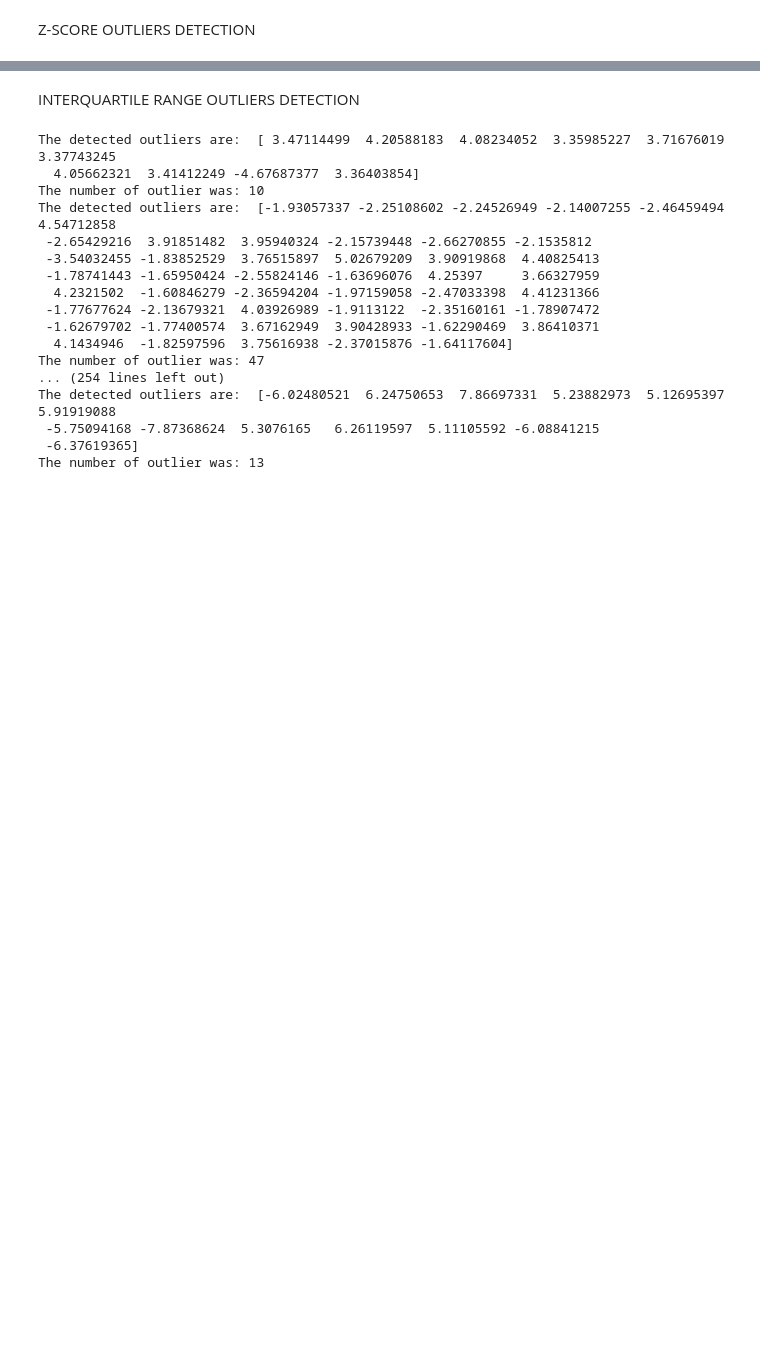
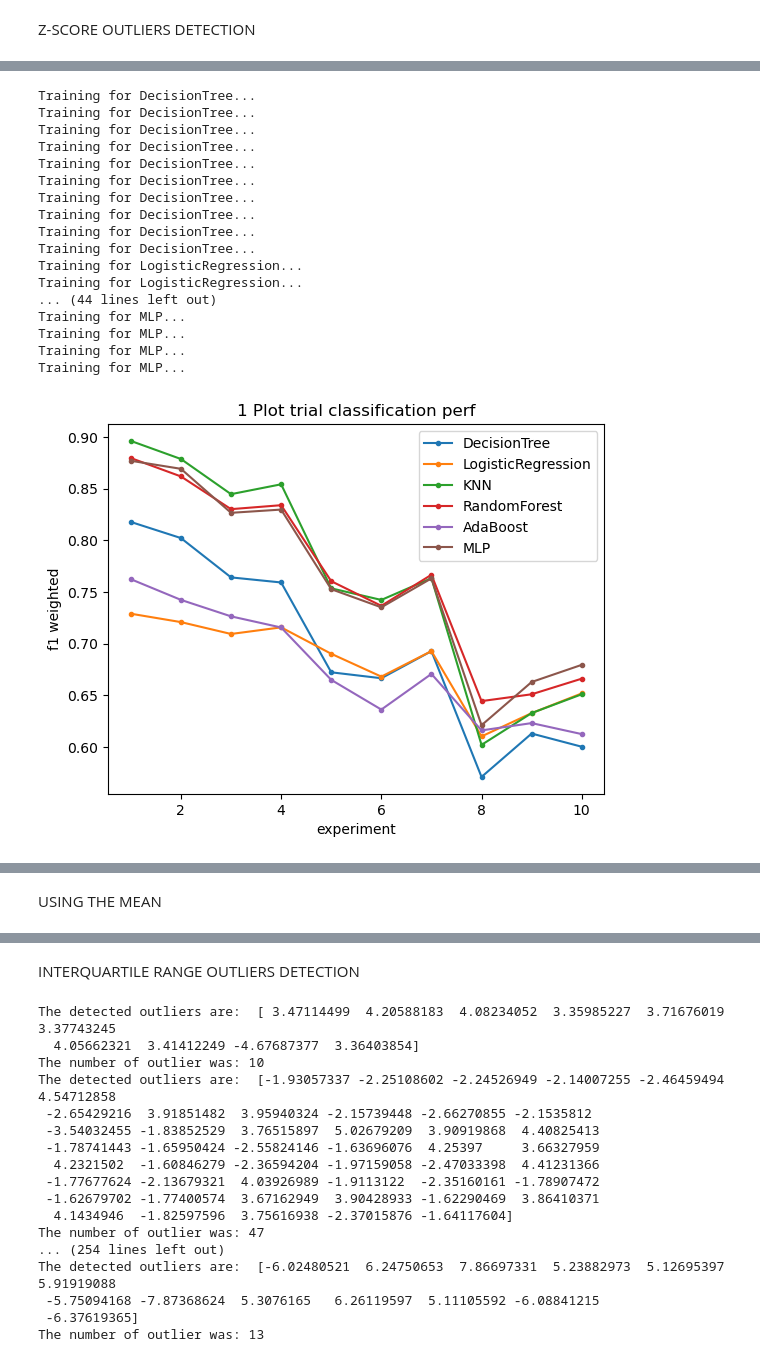
Before and after one commit to GiovanniStefanizzi/Data-and-Information-Quality-Project, a Jupyter notebook: Accuracy.ipynb, the cells around one changed output, grey strips where cells are left out. Cells and saved outputs as stored; diff of their text form; code cells hidden in the pictures; blank space fills up the shorter version.

Commit message:
Data preparation

```diff
--- a/Accuracy.ipynb
+++ b/Accuracy.ipynb
@@ -240,3 +240,23 @@ The detected outliers are:  [-5.329548909041421, 4.206280697747, -7.908587973126
 The number of outlier is: 48
 The detected outliers are:  [-4.557862588374682, -5.311758574752391, -6.0248052107246135, 6.247506527878414, -4.8138843986284545, 7.866973313310517, -4.739364323223084, 3.775625307521704, 3.7307885653 ...
 The number of outlier is: 52
+# %%
+def delete_ZS_outliers(data, threshold):
+    clean = data.copy()
+    clean=clean.transpose()
+    for column in clean:
+        mean = np.mean(column)
+        sd = np.std(column)
+        for i, value in np.ndenumerate(column):
+            z = (value - mean) / sd
+            if abs(z) > threshold:
+                column[i] = np.nan
+    clean = clean.transpose()
+    return clean
+# %%
+clean = []
+
+for polluted_df in polluted:
+    df=delete_ZS_outliers(polluted_df,2)
+    df=pd.DataFrame(df)
+    clean.append(df)
@@ -242,0 +285,4 @@ The number of outlier is: 52
+# %%
+for clean_df in clean:
+    clean_df['y']=y
+    clean_df.dropna(inplace=True)
@@ -242,0 +305,39 @@ The number of outlier is: 52
+# %%
+results_for_each_algorithm = []
+for algorithm in CLASSIFICATION_ALGORITHMS: # FIRST CICLE ON THE ALGORITHMS
+
+    results_single_algorithm = []
+
+    for clean_df in clean: # SECOND CICLE ON THE NUMBER OF POLLUTED DATASET THAT YOU WANT TO CREATE WITH DIFFERENT % OF POLLUTION
+        target=clean_df.y
+        df=clean_df.drop('y',axis=1)
+        # DATA ANALYSIS
+        results_1_analysis = classification(df, target, algorithm, seed)
+        results_single_algorithm.append(results_1_analysis)
+
+    results_for_each_algorithm.append(results_single_algorithm)
+
+# RESULTS EVALUATION
+#EXAMPLE FOR USING THE SCRIPTS TO PLOT THE RESULTS
+plot(x_axis_values=[1,2,3,4,5,6,7,8,9,10], x_label="experiment", results=results_for_each_algorithm, title="1 Plot trial classification perf", algorithms=CLASSIFICATION_ALGORITHMS, plot_type="performance")
+plot(x_axis_values=[1,2,3,4,5,6,7,8,9,10], x_label="experiment", results=results_for_each_algorithm, title="2 Plot trial classification dist", algorithms=CLASSIFICATION_ALGORITHMS, plot_type="distance train-test")
+plot(x_axis_values=[1,2,3,4,5,6,7,8,9,10], x_label="experiment", results=results_for_each_algorithm, title="3 Plot trial classification speed", algorithms=CLASSIFICATION_ALGORITHMS, plot_type="speed")
+# %% [output]
+Training for DecisionTree...
+Training for DecisionTree...
+Training for DecisionTree...
+Training for DecisionTree...
+Training for DecisionTree...
+Training for DecisionTree...
+Training for DecisionTree...
+Training for DecisionTree...
+Training for DecisionTree...
+Training for DecisionTree...
+Training for LogisticRegression...
+Training for LogisticRegression...
+... (44 lines left out)
+Training for MLP...
+Training for MLP...
+Training for MLP...
+Training for MLP...
+[figure, added]
@@ -242,0 +346,2 @@ The number of outlier is: 52
+# %% [markdown]
+USING THE MEAN
```
Also changed, not shown: parts of 8 cells of this notebook.
